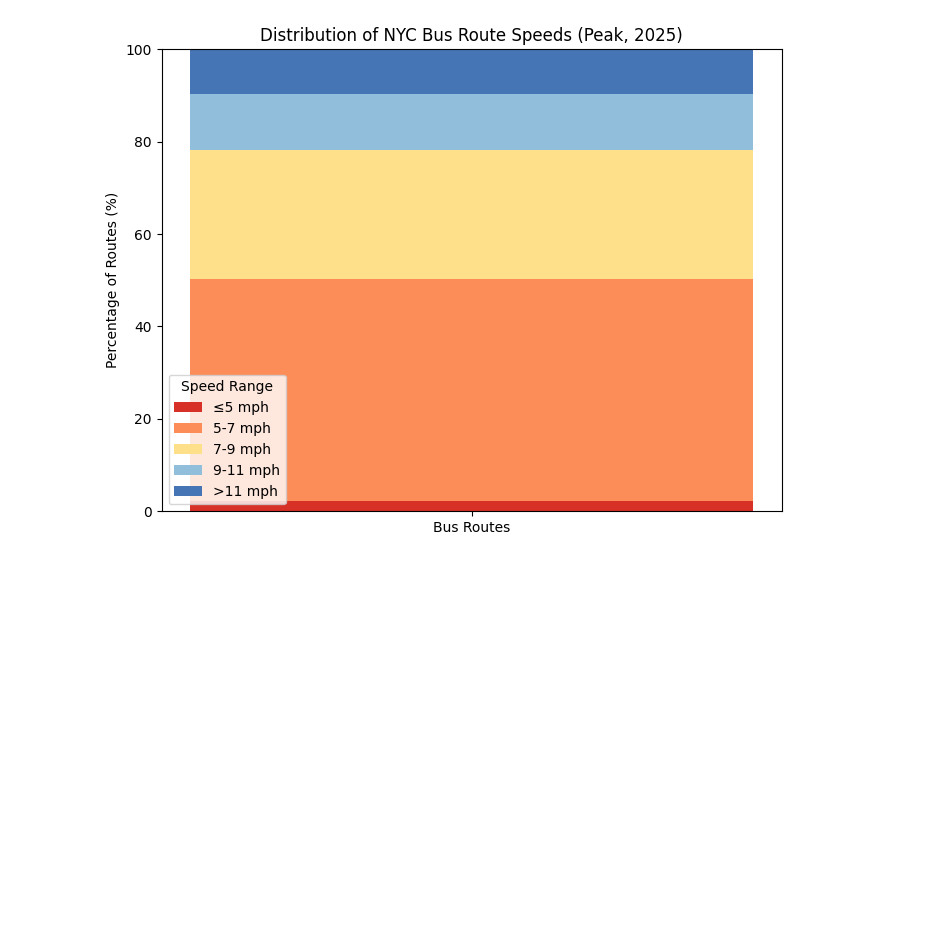
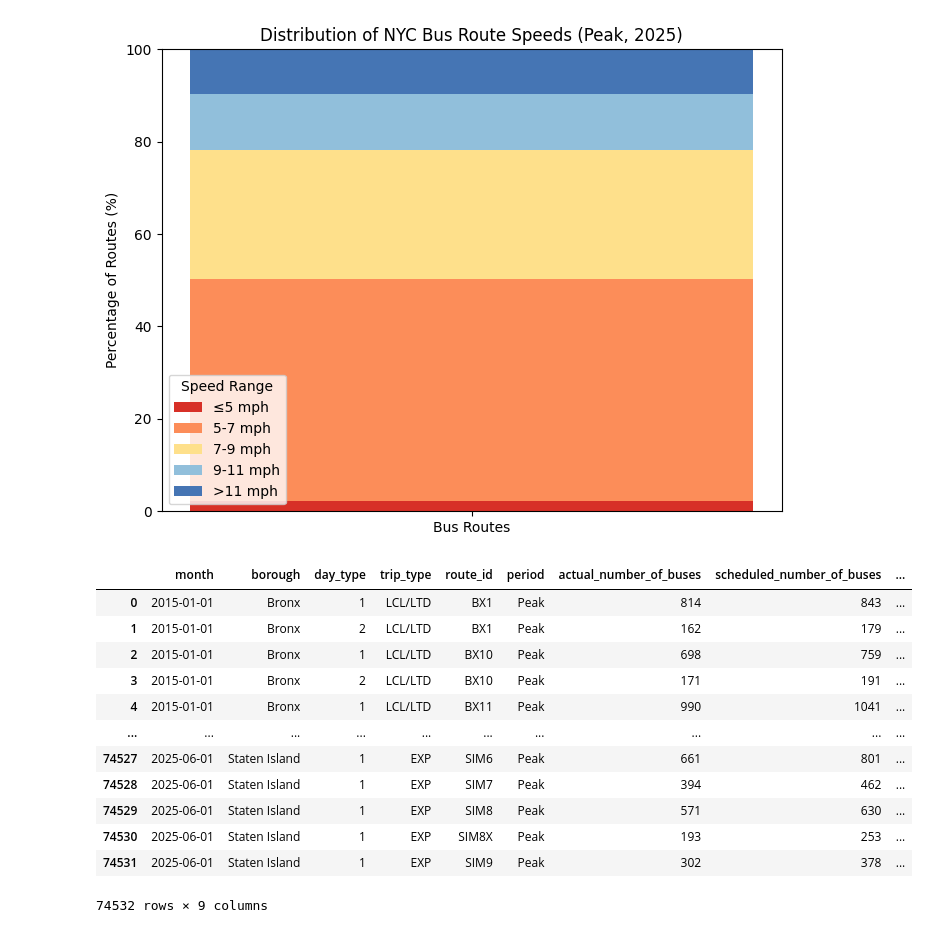
Before and after one commit to djbrown227/fare_evasion, a Jupyter notebook: notebooks/02_data_cleaning.ipynb, the cells around one changed output. Saved outputs shown, nothing was run; the diff lists cells and outputs as text; code cells hidden in the pictures; blank space fills up the shorter version.

```diff
--- a/notebooks/02_data_cleaning.ipynb
+++ b/notebooks/02_data_cleaning.ipynb
@@ -910,0 +913,24 @@ plt.show()
+# %%
+# Path to data folder relative to the notebook
+DATA_DIR = os.path.join("..", "data", "raw")
+bus_service_df_2015 = pd.read_csv(os.path.join(DATA_DIR, "MTA_Bus_Service_Delivered__2015-2019_20250819.csv"))
+bus_service_df_2020 = pd.read_csv(os.path.join(DATA_DIR, "MTA_Bus_Service_Delivered__2020_-_2024_20250819.csv"))
+bus_service_df_2025 = pd.read_csv(os.path.join(DATA_DIR, "MTA_Bus_Service_Delivered__Beginning_2025_20250819.csv"))
+# %%
+# Append (stack them vertically)
+df_bus_service = pd.concat([bus_service_df_2015, bus_service_df_2020, bus_service_df_2025], ignore_index=True)
+df_bus_service
+# %% [output]
+|  | month | borough | day_type | trip_type | route_id | period | actual_number_of_buses | scheduled_number_of_buses | ... |
+| 0 | 2015-01-01 | Bronx | 1 | LCL/LTD | BX1 | Peak | 814 | 843 | ... |
+| 1 | 2015-01-01 | Bronx | 2 | LCL/LTD | BX1 | Peak | 162 | 179 | ... |
+| 2 | 2015-01-01 | Bronx | 1 | LCL/LTD | BX10 | Peak | 698 | 759 | ... |
+| 3 | 2015-01-01 | Bronx | 2 | LCL/LTD | BX10 | Peak | 171 | 191 | ... |
+| 4 | 2015-01-01 | Bronx | 1 | LCL/LTD | BX11 | Peak | 990 | 1041 | ... |
+| ... | ... | ... | ... | ... | ... | ... | ... | ... | ... |
+| 74527 | 2025-06-01 | Staten Island | 1 | EXP | SIM6 | Peak | 661 | 801 | ... |
+| 74528 | 2025-06-01 | Staten Island | 1 | EXP | SIM7 | Peak | 394 | 462 | ... |
+| 74529 | 2025-06-01 | Staten Island | 1 | EXP | SIM8 | Peak | 571 | 630 | ... |
+| 74530 | 2025-06-01 | Staten Island | 1 | EXP | SIM8X | Peak | 193 | 253 | ... |
+| 74531 | 2025-06-01 | Staten Island | 1 | EXP | SIM9 | Peak | 302 | 378 | ... |
+74532 rows × 9 columns
```
Also changed, not shown: parts of 4 cells of this notebook, 3 other files.
